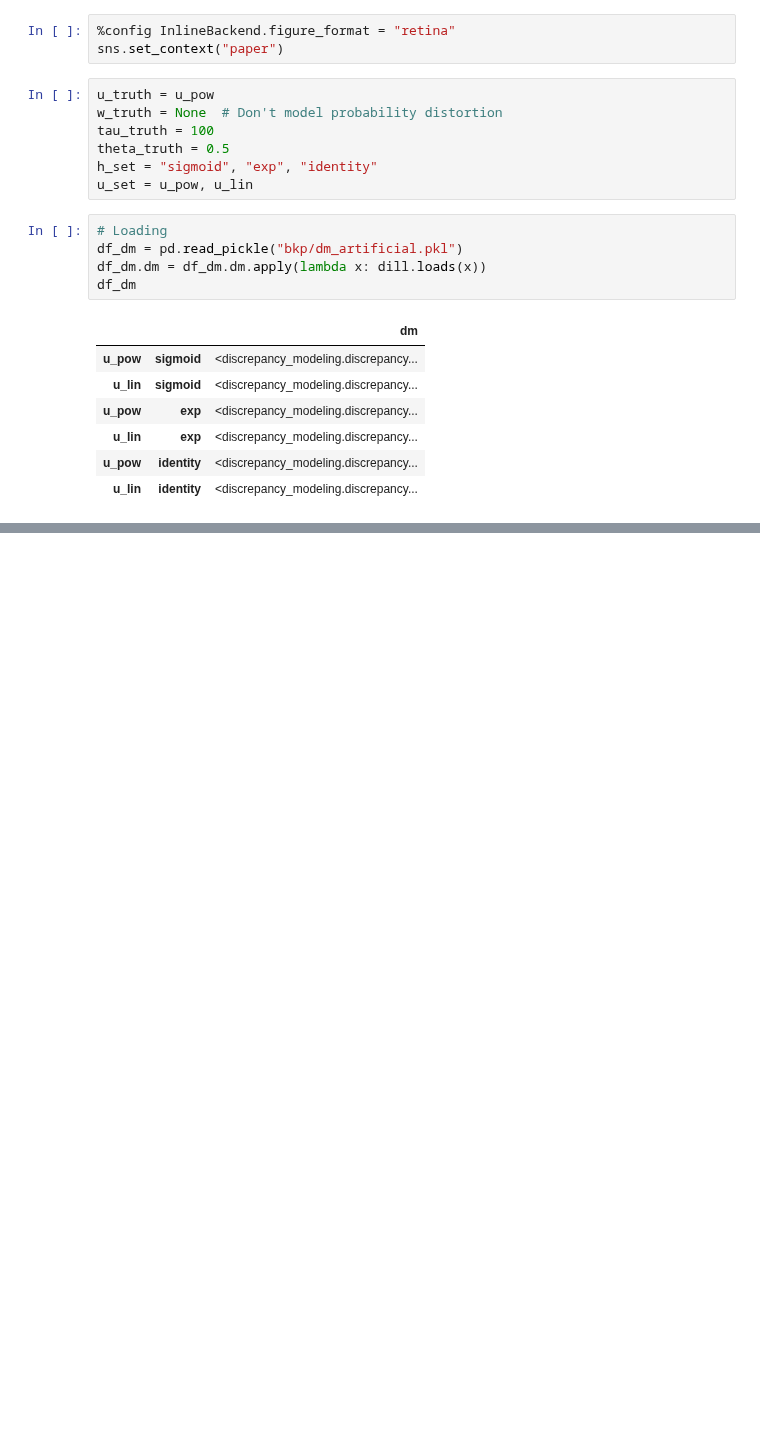
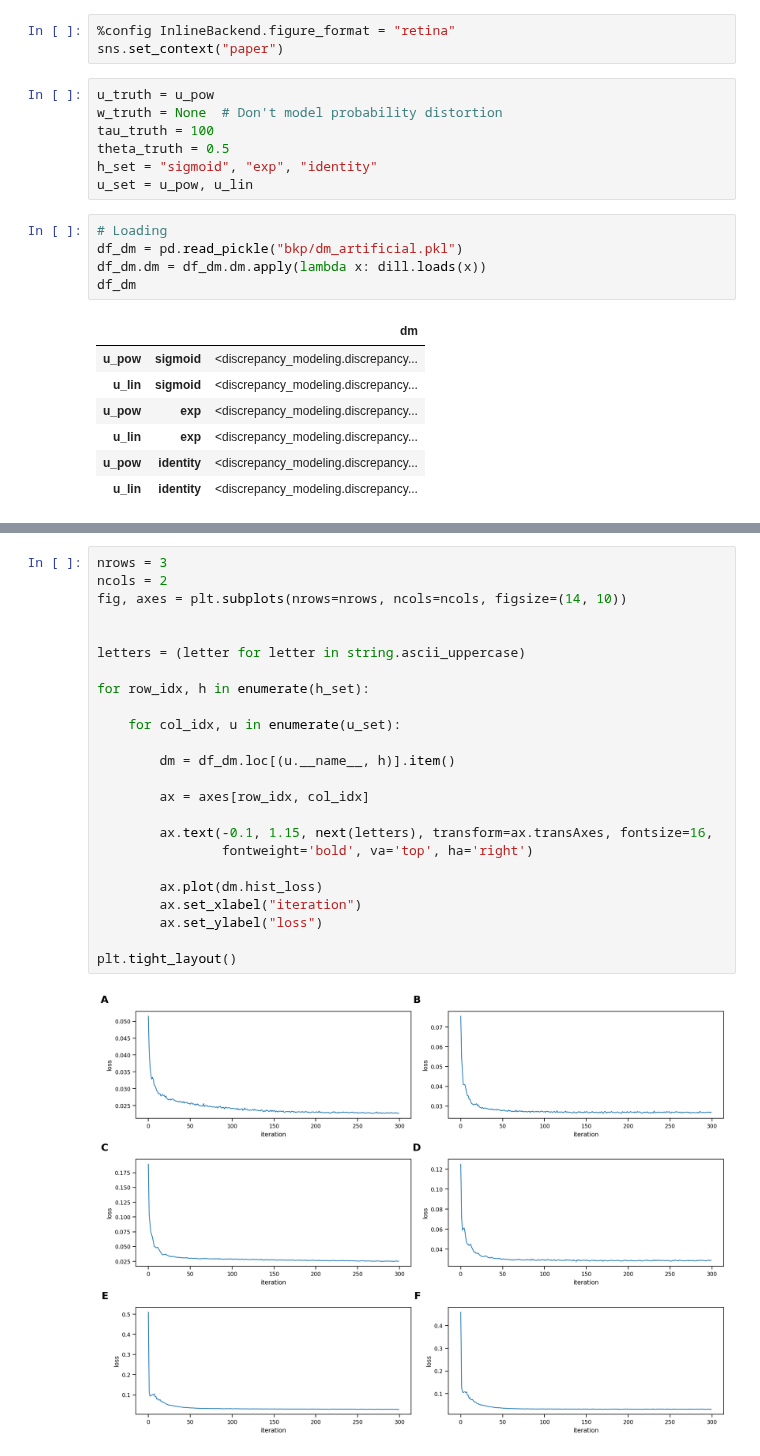
Before and after one commit to AurelienNioche/TransformedGP, a Jupyter notebook: risk_application/make-figures-artificial.ipynb, the cells around one changed output, grey strips where cells are left out. Cells and saved outputs as stored; diff of their text form; blank space fills up the shorter version.

```diff
--- a/risk_application/make-figures-artificial.ipynb
+++ b/risk_application/make-figures-artificial.ipynb
@@ -154,0 +155,26 @@ plt.savefig("fig/risk_artificial.pdf", bbox_inches='tight')
+# %%
+nrows = 3
+ncols = 2
+fig, axes = plt.subplots(nrows=nrows, ncols=ncols, figsize=(14, 10))
+
+
+letters = (letter for letter in string.ascii_uppercase)
+
+for row_idx, h in enumerate(h_set):
+
+    for col_idx, u in enumerate(u_set):
+
+        dm = df_dm.loc[(u.__name__, h)].item()
+
+        ax = axes[row_idx, col_idx]
+
+        ax.text(-0.1, 1.15, next(letters), transform=ax.transAxes, fontsize=16,
+                fontweight='bold', va='top', ha='right')
+
+        ax.plot(dm.hist_loss)
+        ax.set_xlabel("iteration")
+        ax.set_ylabel("loss")
+
+plt.tight_layout()
+# %% [output]
+[figure, added]
```
Also changed, not shown: parts of 1 cell of this notebook, 8 other files.
